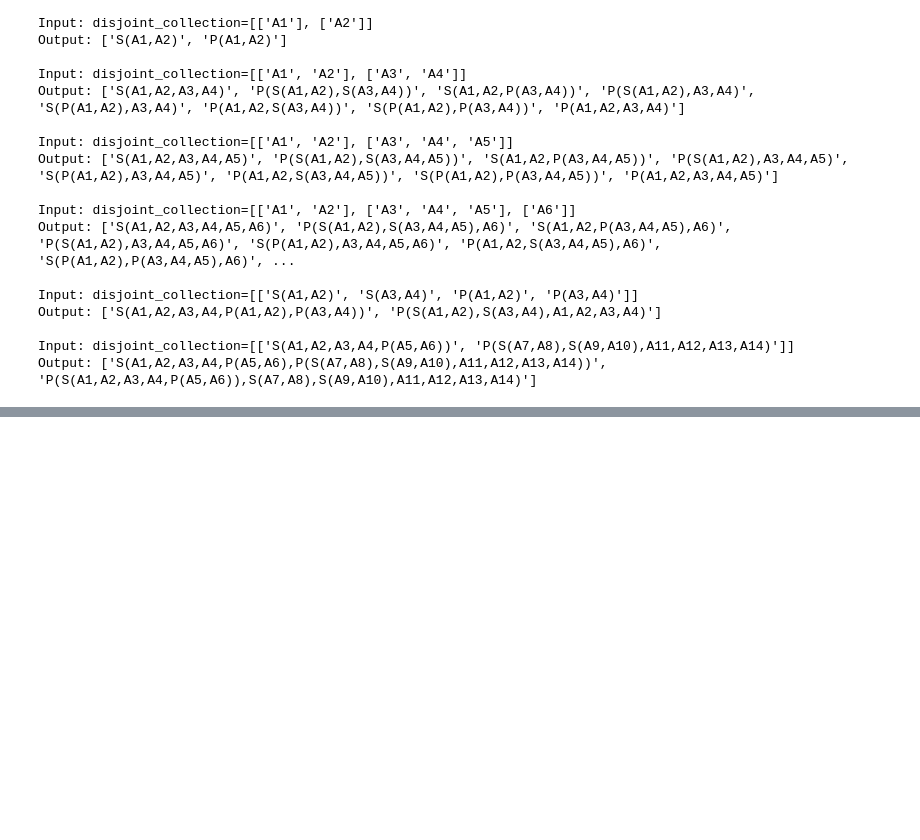
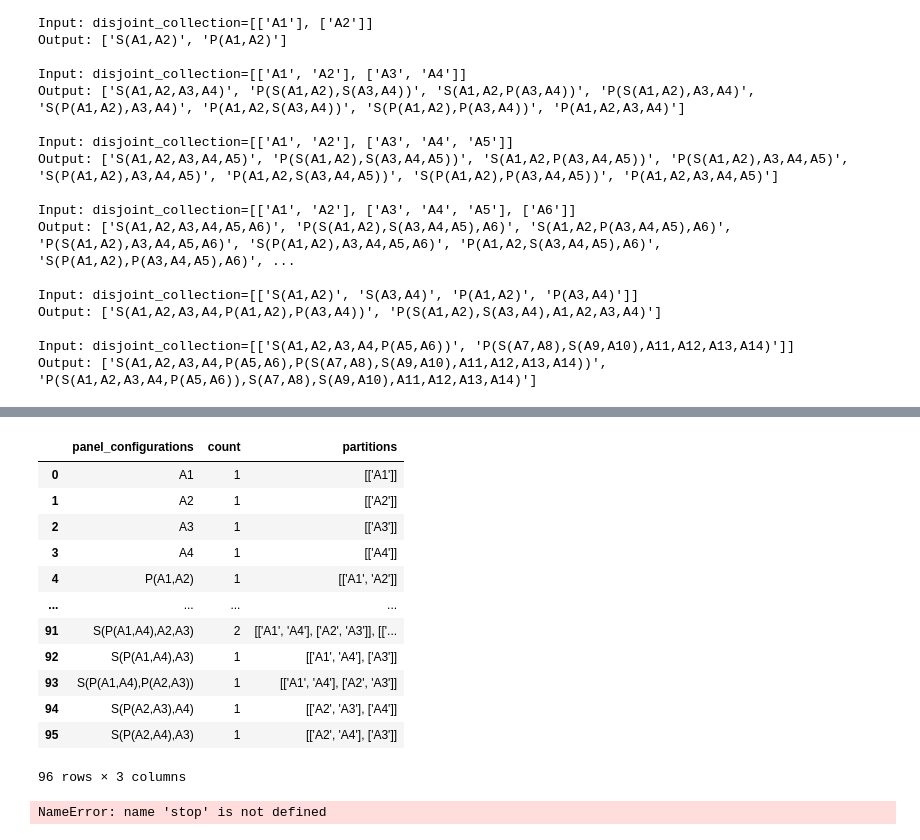
Before and after one commit to senialabe2/panel_combinations, a Jupyter notebook: exploratory-notebook.ipynb, the cells around one changed output, grey strips where cells are left out. Drawn from its saved outputs; the diff is of its cells as text; code cells hidden in the pictures; blank space fills up the shorter version.

Commit message:
funcitonal with df but some repetitions beacause order for cause of symbolic representation

```diff
--- a/exploratory-notebook.ipynb
+++ b/exploratory-notebook.ipynb
@@ -34,7 +34,7 @@ def find_integer_partitions_ordered_upto(n: int, max_val: int = None) -> List[Li
     ]
 
 # Example usage
-N = 5
+N = 4
 integer_partitions_ordered_upto = find_integer_partitions_ordered_upto(N)
 integer_partitions_ordered_upto
 # %% [output]
@@ -467,5 +478,5 @@ Output: ['S(A1,A2,A3,A4,P(A5,A6),P(S(A7,A8),S(A9,A10),A11,A12,A13,A14))', 'P(S(A
 # %%
-N = 4
+N = 3
 integer_partitions_ordered_upto = find_integer_partitions_ordered_upto(N)
 #integer_partitions_ordered_upto which all elements are 1 are equivalent to their sum when build Serie/Paralel connection
 # all(e==1 for e in integer_partitions_ordered_upto)
@@ -513,0 +557,4 @@ all_combinations
+# %%
+N = 4
+all_combinations = generate_all_combinations_for_partitions(N)
+all_combinations
@@ -513,0 +636,43 @@ all_combinations
+# %%
+import pandas as pd
+
+def combinations_summary_to_dataframe(all_combinations: dict) -> pd.DataFrame:
+    """
+    Takes the dictionary output from summarize_combinations_across_partitions,
+    where keys are combinations and values are dicts with 'count' and 'partitions',
+    and returns a pandas DataFrame.
+
+    The resulting DataFrame:
+    - Rows correspond to unique combinations (keys of the dictionary).
+    - Has two columns: 'count' (int) and 'partitions' (str).
+      'partitions' will be a string representation of the list of partitions.
+
+    Example:
+        summary = summarize_combinations_across_partitions(all_combinations)
+        df = combinations_summary_to_dataframe(summary)
+    """
+    summary = summarize_combinations_across_partitions(all_combinations)
+    df = pd.DataFrame.from_dict(summary, orient='index')
+    df = df.reset_index()
+    df.rename(columns={'index': 'panel_configurations'}, inplace=True)
+    df['partitions'] = df['partitions'].apply(lambda p: ', '.join(p))
+    return df
+
+N = 4
+all_combinations = generate_all_combinations_for_partitions(N)
+df = combinations_summary_to_dataframe(all_combinations)
+df
+# %% [output]
+|  | panel_configurations | count | partitions |
+| 0 | A1 | 1 | [['A1']] |
+| 1 | A2 | 1 | [['A2']] |
+| 2 | A3 | 1 | [['A3']] |
+| 3 | A4 | 1 | [['A4']] |
+| 4 | P(A1,A2) | 1 | [['A1', 'A2']] |
+| ... | ... | ... | ... |
+| 91 | S(P(A1,A4),A2,A3) | 2 | [['A1', 'A4'], ['A2', 'A3']], [['... |
+| 92 | S(P(A1,A4),A3) | 1 | [['A1', 'A4'], ['A3']] |
+| 93 | S(P(A1,A4),P(A2,A3)) | 1 | [['A1', 'A4'], ['A2', 'A3']] |
+| 94 | S(P(A2,A3),A4) | 1 | [['A2', 'A3'], ['A4']] |
+| 95 | S(P(A2,A4),A3) | 1 | [['A2', 'A4'], ['A3']] |
+96 rows × 3 columns
@@ -514,3 +681,7 @@ all_combinations
+# %%
+stop
+# %% [output]
+NameError: name 'stop' is not defined
 # %%
 # # Ruta del archivo de salida
 # output_path = 'output.txt'
```
Also changed, not shown: parts of 11 cells of this notebook.
